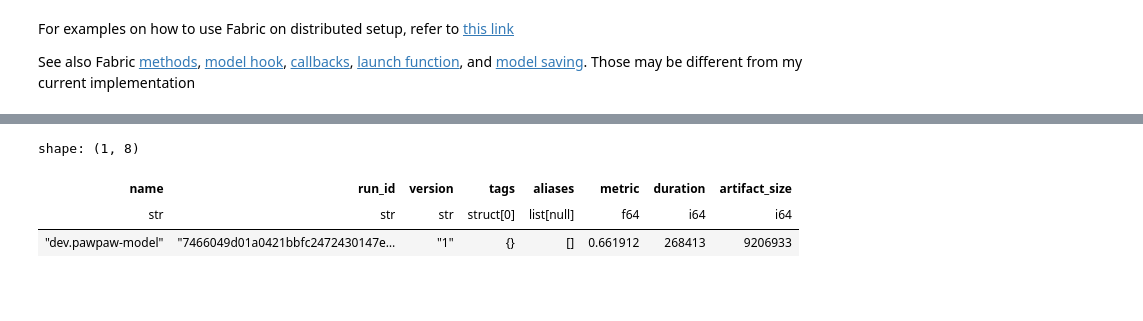
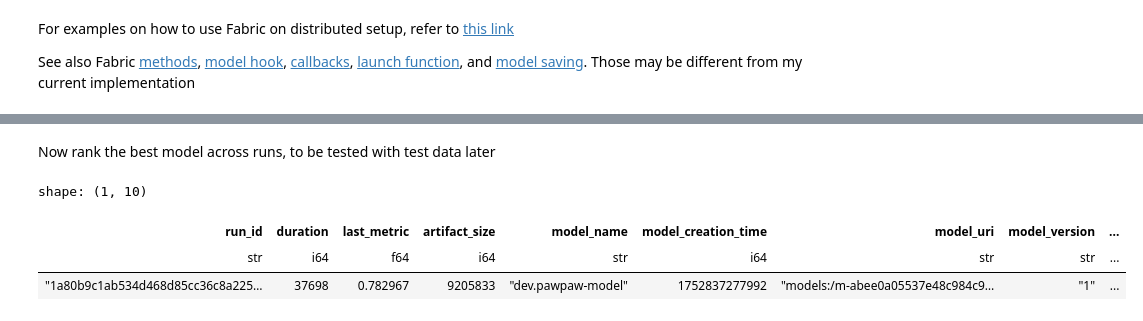
Before and after one commit to AndhikaWB/pawpularity-contest-dtc, a Jupyter notebook: notebook_mlflow.ipynb, the cells around one changed output, grey strips where cells are left out. Saved outputs shown, nothing was run; the diff lists cells and outputs as text; code cells hidden in the pictures; blank space fills up the shorter version.

```diff
--- a/notebook_mlflow.ipynb
+++ b/notebook_mlflow.ipynb
@@ -592,0 +586,19 @@ Now find the best model across runs and give it the `best` alias
+# %%
+# Sort models from the last run by the metric score
+logged_models = client.search_logged_models(
+    experiment_ids = [ experiment_id ],
+    filter_string = f'source_run_id = \'{run.info.run_id}\'',
+    order_by = [
+        dict(
+            field_name = f'metrics.{cfg['monitor']}',
+            ascending = True if cfg['monitor_min'] else False
+        )
+    ]
+)
+
+# Delete every models except the best model
+for i in logged_models[1:]:
+    client.delete_logged_model(i.model_id)
+    print('Deleted model id', i.model_id)
+
+logged_models
@@ -593,45 +626,54 @@ Now find the best model across runs and give it the `best` alias
+# %% [markdown]
+Now rank the best model across runs, to be tested with test data later
 # %%
-client = mlflow.MlflowClient()
-
-# TODO: Compare 2 models only instead of all models
-# For example, the current best and the latest model
+# TODO: Compare a few models only instead of all models
+# For example, from the current best to the latest model
 # This may need to rely on model tags and aliases
 model_result = client.search_model_versions(
-    filter_string = f'name = "{reg_model_name}"'
+    filter_string = f'name = \'{registered_model_name}\'',
+    max_results = 50
 )
 
 reg_models = []
 
 for i in model_result:
-    # TODO Check behavior on logged model and nested runs
+    # TODO: Check behavior on nested runs
     run_result = client.get_run(i.run_id)
 
-    # Values to compare across models
-    metric = run_result.data.metrics.get(cfg['monitor'], None)
+    # Values to get from the run where the model was trained
+    last_metric = run_result.data.metrics.get(cfg['monitor'], None)
     duration = run_result.info.end_time - run_result.info.start_time
 
-    # Also get model artifact size
+    # Before MLFlow v3, model is just a special kind of file artifact
+    # The artifact path depends on where the user want to save it
+    # Since I can't read their minds, let's just get all artifacts
     artifact_size = 0
     for j in client.list_artifacts(i.run_id):
         artifact_size += j.file_size if j.file_size else 0
 
     reg_models.append({
-        'name': i.name,
         'run_id': i.run_id,
-        'version': i.version,
-        'tags': i.tags,
-        # Sometimes a protobuf object is returned
-        'aliases': list(i.aliases),
-        'metric': metric,
         'duration': duration,
-        'artifact_size': artifact_size
+        'last_metric': last_metric,
+        'artifact_size': artifact_size,
+        'model_name': i.name,
+        'model_creation_time': i.creation_timestamp,
+        'model_uri': i.source,
+        'model_version': i.version,
+        'model_tags': i.tags,
+        'model_aliases': i.aliases
     })
 
 reg_models = pl.DataFrame(reg_models)
-reg_models = reg_models.sort('metric', 'artifact_size')
+reg_models = reg_models.sort(
+    ['last_metric', 'artifact_size', 'model_creation_time'],
+    descending = [False if cfg['monitor_min'] else True, False, False],
+    nulls_last = True
+)
+
 reg_models
 # %% [output]
-shape: (1, 8)
+shape: (1, 10)
-| name | run_id | version | tags | aliases | metric | duration | artifact_size |
-| str | str | str | struct[0] | list[null] | f64 | i64 | i64 |
-| "dev.pawpaw-model" | "7466049d01a0421bbfc2472430147e… | "1" | {} | [] | 0.661912 | 268413 | 9206933 |
+| run_id | duration | last_metric | artifact_size | model_name | model_creation_time | model_uri | model_version | ... |
+| str | i64 | f64 | i64 | str | i64 | str | str | ... |
+| "1a80b9c1ab534d468d85cc36c8a225… | 37698 | 0.782967 | 9205833 | "dev.pawpaw-model" | 1752837277992 | "models:/m-abee0a05537e48c984c9… | "1" | ... |
```
Also changed, not shown: parts of 23 cells of this notebook, 27 other files.
